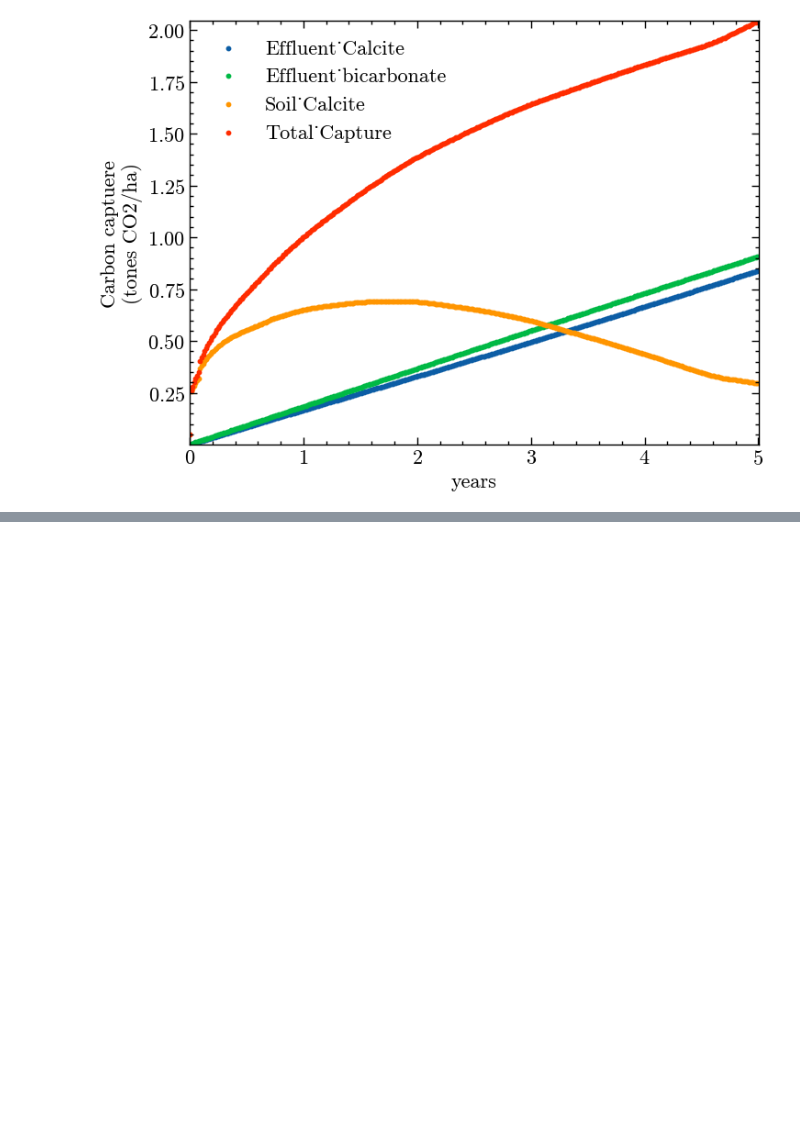
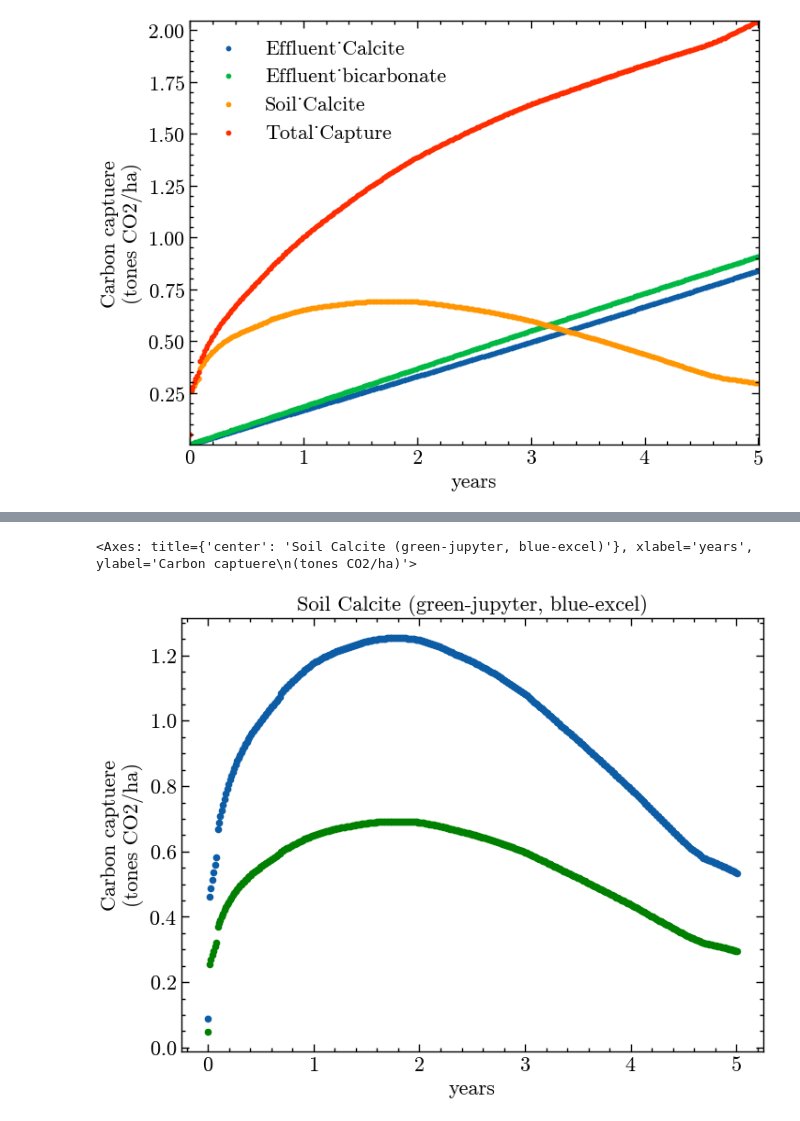
Before and after one commit to Geochemical-Modeling/PHREEQC_dataviz, a Jupyter notebook: co2capture_verfication.ipynb, the cells around one changed output, grey strips where cells are left out. Cells and saved outputs as stored; diff of their text form; code cells hidden in the pictures; blank space fills up the shorter version.

Commit message:
verfication plot

```diff
--- a/co2capture_verfication.ipynb
+++ b/co2capture_verfication.ipynb
@@ -55,9 +55,9 @@ unit_converter = (500000/10)*44/1000000
 # %%
 # soil calcite
 # select solution 1-10, average 1-10 by years
-soil_c = (df[df['soln'].between(1,10)])[["step","years","Calcite"]].groupby("step").mean()
+soil_c = (df[df['soln'].between(1,10, inclusive='both')])[["step","years","Calcite"]].groupby("step").mean()
 # convert to M (tones CO2/ha)
-soil_c['Calcite'] = soil_c['Calcite']*unit_converter*10
+soil_c['Calcite'] = soil_c['Calcite']*(500000*44)/1000000
 # rename
 soil_c.rename(columns={"Calcite": "Soil_Calcite"},inplace = True)
 # %%
@@ -113,0 +118,6 @@ ax.autoscale(tight=True)
+# %%
+# load raw data
+raw = pd.read_excel(test_data,sheet_name=1)
+# remove extra spaces in column names
+raw.columns = raw.columns.str.strip()
+raw
@@ -113,0 +138,8 @@ ax.autoscale(tight=True)
+# %%
+column_names = raw.columns.values.tolist()
+unnamed = [x for x in column_names if "Unnamed" in x]
+raw.drop(columns=unnamed,inplace=True)
+# %%
+raw.rename(columns={"year":"years","Toal CO2 capture":"Total_Capture","soil calcite, ton_CO2/ha_soil":"Soil_Calcite","bicarbonate, ton_CO3/ha_soil":"Effluent_bicarbonate","effluent calcite, ton_CO2/ha_soil":"Effluent_Calcite"},inplace=True)
+#'Effluent_Calcite','Effluent_bicarbonate','Soil_Calcite','Total_Capture'
+raw
@@ -113,0 +160,8 @@ ax.autoscale(tight=True)
+# %%
+# Soil_Caclcite
+eff_c["Soil_Calcite"]=eff_c["Soil_Calcite"]
+ax=eff_c.plot.scatter(x="years",y="Soil_Calcite",color="g");
+raw.plot.scatter(x="years",y="Soil_Calcite", ax=ax,title="Soil Calcite (green-jupyter, blue-excel)",ylabel="Carbon captuere\n(tones CO2/ha)")
+# %% [output]
+<Axes: title={'center': 'Soil Calcite (green-jupyter, blue-excel)'}, xlabel='years', ylabel='Carbon captuere\n(tones CO2/ha)'>
+[figure, added]
```
Also changed, not shown: parts of 7 cells of this notebook.
